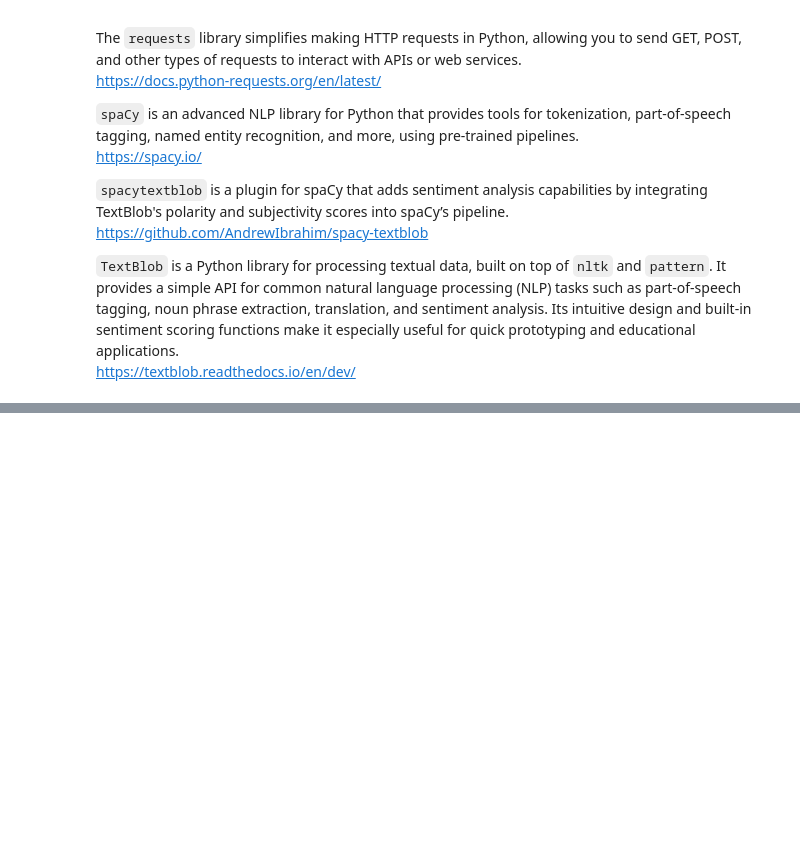
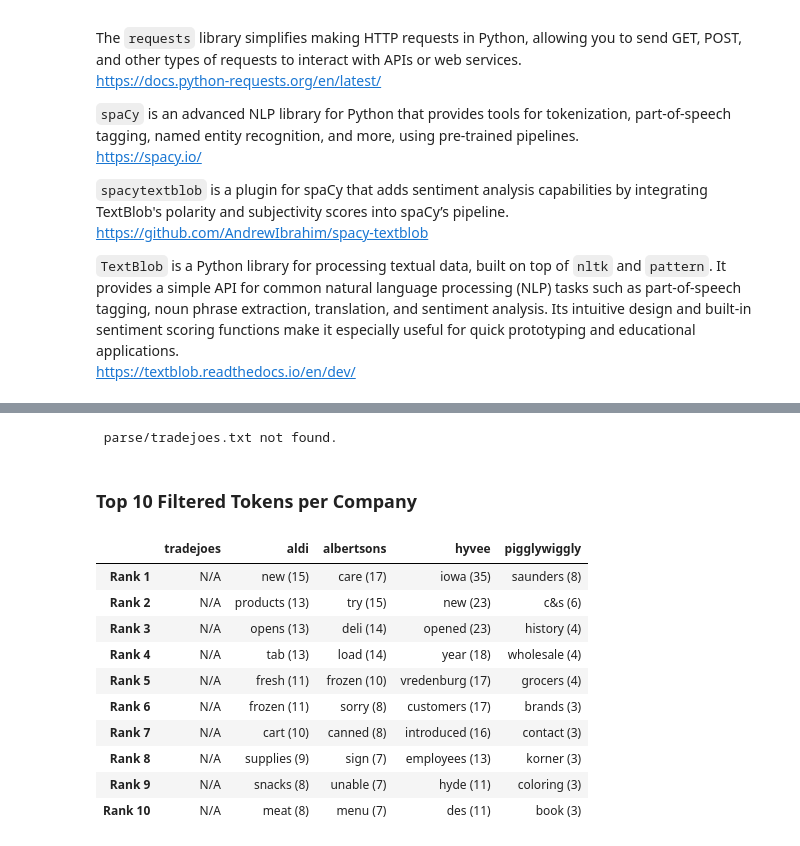
Before and after one commit to Data-Git-Hub/p7_web_compare, a Jupyter notebook: web_compare.ipynb, the cells around one changed output, grey strips where cells are left out. Drawn from its saved outputs; the diff is of its cells as text; code cells hidden in the pictures; blank space fills up the shorter version.

```diff
--- a/web_compare.ipynb
+++ b/web_compare.ipynb
@@ -82,0 +299,79 @@ except OSError:
+# %%
+# Section 3.1: Analyze Most Frequent Tokens with spaCy + Custom Exclusion Filter
+
+os.makedirs("tps_report", exist_ok=True)
+
+# Load exclusion list (if not loaded earlier)
+exclude_path = "filters/bad_words.txt"
+if os.path.exists(exclude_path):
+    with open(exclude_path, "r", encoding="utf-8") as f:
+        custom_exclude = set(line.strip().lower() for line in f if line.strip())
+else:
+    print(f" Exclusion file not found at {exclude_path}. Using empty list.")
+    custom_exclude = set()
+
+# Reuse companies list
+token_table_filtered = {}
+top_n = 10
+
+for company in companies:
+    try:
+        with open(f"parse/{company}.txt", "r", encoding="utf-8") as f:
+            text = f.read()
+
+        doc = nlp(text)
+
+        # Apply filtering with custom exclusion
+        filtered_tokens = [
+            token.text.lower()
+            for token in doc
+            if not token.is_stop
+            and not token.is_punct
+            and not token.is_space
+            and token.text.lower() not in custom_exclude
+        ]
+
+        token_freq = Counter(filtered_tokens)
+        top_tokens = token_freq.most_common(top_n)
+
+        # Save to new filtered file
+        with open(f"tps_report/{company}_tokens_filtered.txt", "w", encoding="utf-8") as out_file:
+            for token, freq in top_tokens:
+                out_file.write(f"{token}: {freq}\n")
+
+        token_table_filtered[company] = [f"{token} ({freq})" for token, freq in top_tokens]
+
+    except FileNotFoundError:
+        print(f" parse/{company}.txt not found.")
+        token_table_filtered[company] = ["N/A"] * top_n
+    except Exception as e:
+        print(f" Error processing {company}: {e}")
+        token_table_filtered[company] = ["Error"] * top_n
+
+# Create and display table
+import pandas as pd
+token_df_filtered = pd.DataFrame(token_table_filtered, index=[f"Rank {i+1}" for i in range(top_n)])
+display(HTML("<h3> Top 10 Filtered Tokens per Company</h3>"))
+display(token_df_filtered)
+
+# Save table
+token_df_filtered.to_csv("tps_report/token_frequency_table_filtered.csv", index=True)
+print(" Filtered token frequency table saved to tps_report/token_frequency_table_filtered.csv")
+
+# Confirmation
+for company in companies:
+    print(f" Saved filtered top tokens to tps_report/{company}_tokens_filtered.txt")
+# %% [output]
+ parse/tradejoes.txt not found.
+Top 10 Filtered Tokens per Company
+|  | tradejoes | aldi | albertsons | hyvee | pigglywiggly |
+| Rank 1 | N/A | new (15) | care (17) | iowa (35) | saunders (8) |
+| Rank 2 | N/A | products (13) | try (15) | new (23) | c&s (6) |
+| Rank 3 | N/A | opens (13) | deli (14) | opened (23) | history (4) |
+| Rank 4 | N/A | tab (13) | load (14) | year (18) | wholesale (4) |
+| Rank 5 | N/A | fresh (11) | frozen (10) | vredenburg (17) | grocers (4) |
+| Rank 6 | N/A | frozen (11) | sorry (8) | customers (17) | brands (3) |
+| Rank 7 | N/A | cart (10) | canned (8) | introduced (16) | contact (3) |
+| Rank 8 | N/A | supplies (9) | sign (7) | employees (13) | korner (3) |
+| Rank 9 | N/A | snacks (8) | unable (7) | hyde (11) | coloring (3) |
+| Rank 10 | N/A | meat (8) | menu (7) | des (11) | book (3) |
```
Also changed, not shown: parts of 13 cells of this notebook, 31 other files.
